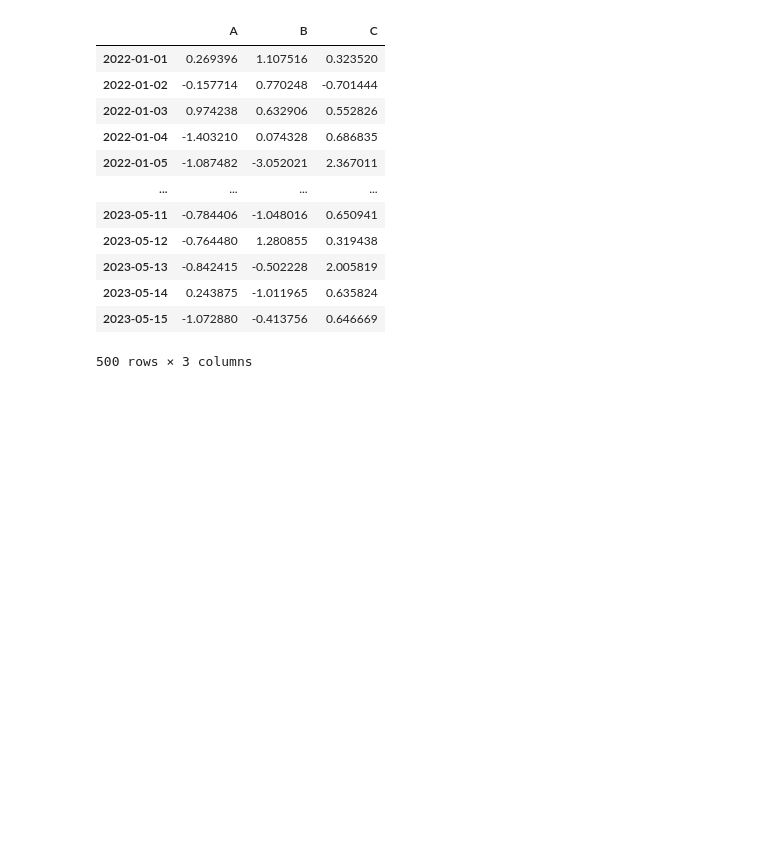
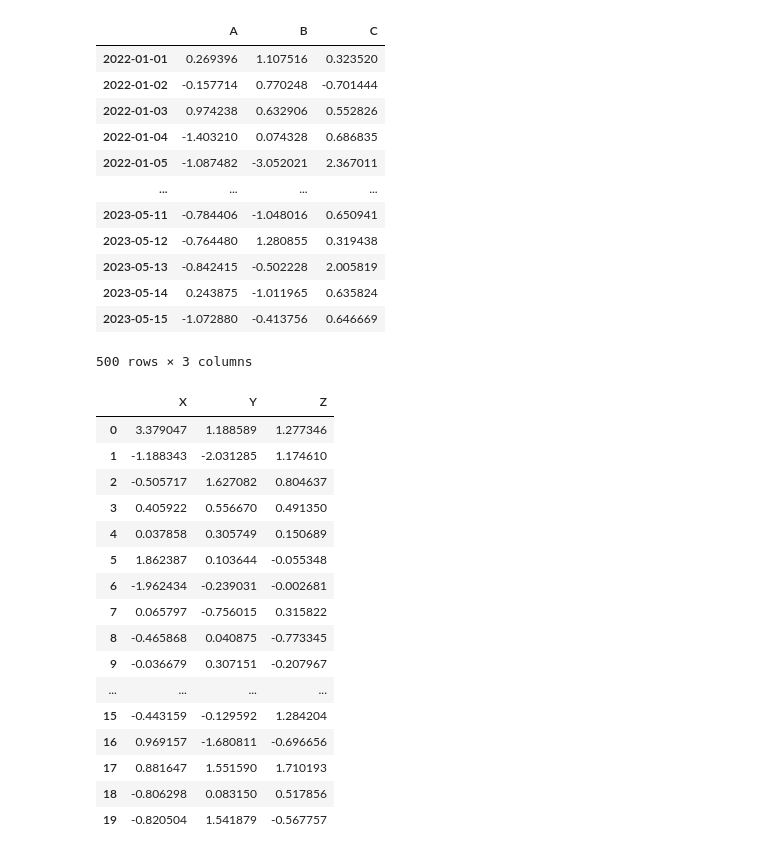
Before and after one commit to MDalamin5/Data-Science-ML, a Jupyter notebook: Python-Libraries_and_OOPs/Ostad-PY-Libraries/Week-8-Data-visualization/Pandas/class/main.ipynb, the cells around one changed output. Saved outputs shown, nothing was run; the diff lists cells and outputs as text; code cells hidden in the pictures; blank space fills up the shorter version.

Commit message:
data visulations with pandas

```diff
--- a/Python-Libraries_and_OOPs/Ostad-PY-Libraries/Week-8-Data-visualization/Pandas/class/main.ipynb
+++ b/Python-Libraries_and_OOPs/Ostad-PY-Libraries/Week-8-Data-visualization/Pandas/class/main.ipynb
@@ -41,3 +41,26 @@ df1
 | 2023-05-14 | 0.243875 | -1.011965 | 0.635824 |
 | 2023-05-15 | -1.072880 | -0.413756 | 0.646669 |
 500 rows × 3 columns
+# %%
+data2 = np.random.randn(20, 3)
+col = ['X', 'Y', 'Z']
+df2 = pd.DataFrame(data= data2, columns= col)
+df2
+# %% [output]
+|  | X | Y | Z |
+| 0 | 3.379047 | 1.188589 | 1.277346 |
+| 1 | -1.188343 | -2.031285 | 1.174610 |
+| 2 | -0.505717 | 1.627082 | 0.804637 |
+| 3 | 0.405922 | 0.556670 | 0.491350 |
+| 4 | 0.037858 | 0.305749 | 0.150689 |
+| 5 | 1.862387 | 0.103644 | -0.055348 |
+| 6 | -1.962434 | -0.239031 | -0.002681 |
+| 7 | 0.065797 | -0.756015 | 0.315822 |
+| 8 | -0.465868 | 0.040875 | -0.773345 |
+| 9 | -0.036679 | 0.307151 | -0.207967 |
+| ... | ... | ... | ... |
+| 15 | -0.443159 | -0.129592 | 1.284204 |
+| 16 | 0.969157 | -1.680811 | -0.696656 |
+| 17 | 0.881647 | 1.551590 | 1.710193 |
+| 18 | -0.806298 | 0.083150 | 0.517856 |
+| 19 | -0.820504 | 1.541879 | -0.567757 |
```
Also changed, not shown: parts of 2 cells of this notebook, 1 other file.
